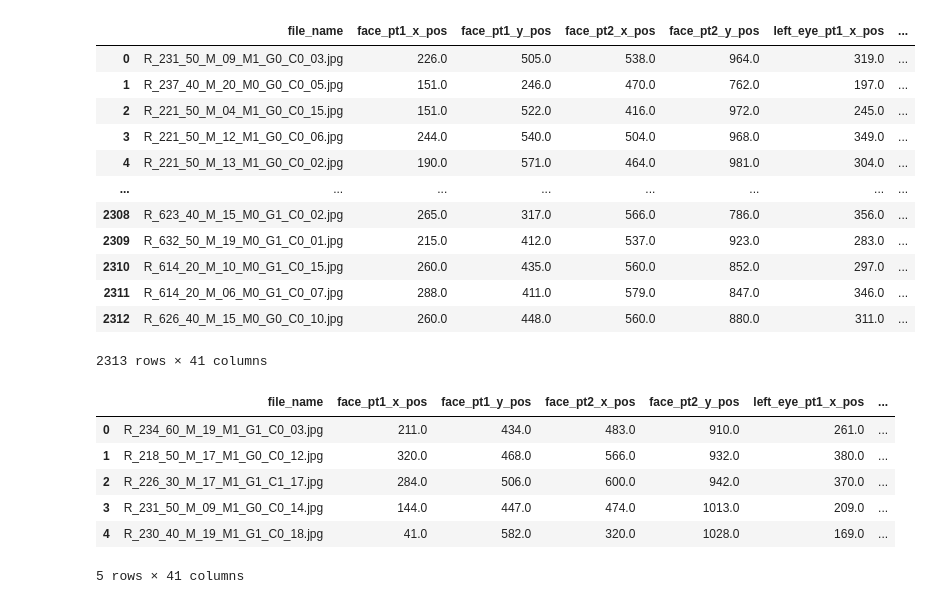
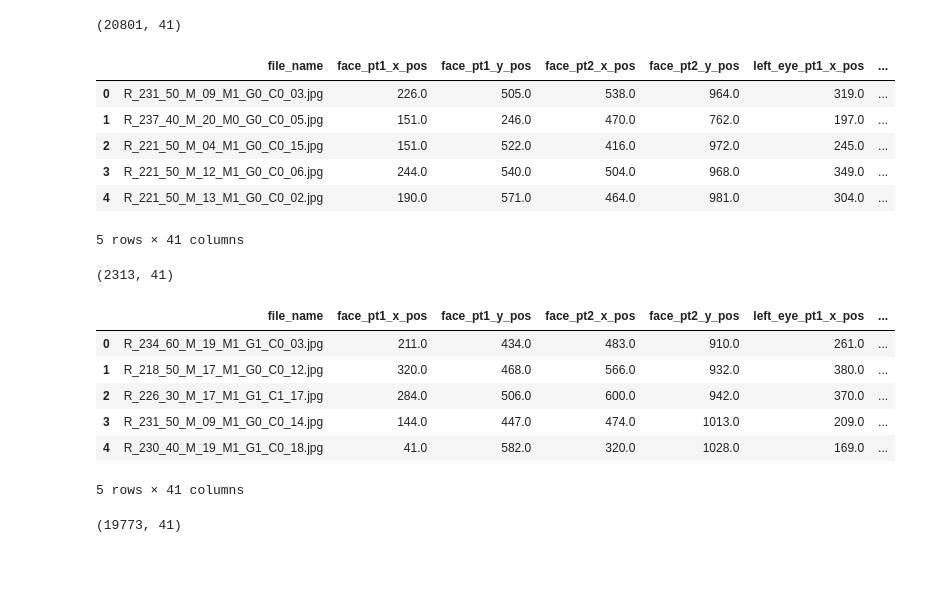
Before and after one commit to jinbeomjeong/drowsy_detection, a Jupyter notebook: rename_file_path.ipynb, the cells around one changed output. Saved outputs shown, nothing was run; the diff lists cells and outputs as text; code cells hidden in the pictures; blank space fills up the shorter version.

```diff
--- a/rename_file_path.ipynb
+++ b/rename_file_path.ipynb
@@ -71,16 +50,18 @@ train_eye_shape_dataset
+# %%
+train_eye_shape_dataset.shape
+# %% [output]
+(20801, 41)
 # %%
-test_eye_shape_dataset
+test_eye_shape_dataset.head()
 # %% [output]
 |  | file_name | face_pt1_x_pos | face_pt1_y_pos | face_pt2_x_pos | face_pt2_y_pos | left_eye_pt1_x_pos | ... |
 | 0 | R_231_50_M_09_M1_G0_C0_03.jpg | 226.0 | 505.0 | 538.0 | 964.0 | 319.0 | ... |
 | 1 | R_237_40_M_20_M0_G0_C0_05.jpg | 151.0 | 246.0 | 470.0 | 762.0 | 197.0 | ... |
 | 2 | R_221_50_M_04_M1_G0_C0_15.jpg | 151.0 | 522.0 | 416.0 | 972.0 | 245.0 | ... |
 | 3 | R_221_50_M_12_M1_G0_C0_06.jpg | 244.0 | 540.0 | 504.0 | 968.0 | 349.0 | ... |
 | 4 | R_221_50_M_13_M1_G0_C0_02.jpg | 190.0 | 571.0 | 464.0 | 981.0 | 304.0 | ... |
-| ... | ... | ... | ... | ... | ... | ... | ... |
-| 2308 | R_623_40_M_15_M0_G1_C0_02.jpg | 265.0 | 317.0 | 566.0 | 786.0 | 356.0 | ... |
-| 2309 | R_632_50_M_19_M0_G1_C0_01.jpg | 215.0 | 412.0 | 537.0 | 923.0 | 283.0 | ... |
-| 2310 | R_614_20_M_10_M0_G1_C0_15.jpg | 260.0 | 435.0 | 560.0 | 852.0 | 297.0 | ... |
-| 2311 | R_614_20_M_06_M0_G1_C0_07.jpg | 288.0 | 411.0 | 579.0 | 847.0 | 346.0 | ... |
-| 2312 | R_626_40_M_15_M0_G0_C0_10.jpg | 260.0 | 448.0 | 560.0 | 880.0 | 311.0 | ... |
-2313 rows × 41 columns
+5 rows × 41 columns
+# %%
+test_eye_shape_dataset.shape
+# %% [output]
+(2313, 41)
@@ -109,11 +89,15 @@ for i in tqdm(range(test_eye_shape_dataset.shape[0])):
+# %%
+train_eye_shape_dataset.head()
+# %% [output]
+|  | file_name | face_pt1_x_pos | face_pt1_y_pos | face_pt2_x_pos | face_pt2_y_pos | left_eye_pt1_x_pos | ... |
+| 0 | R_234_60_M_19_M1_G1_C0_03.jpg | 211.0 | 434.0 | 483.0 | 910.0 | 261.0 | ... |
+| 1 | R_218_50_M_17_M1_G0_C0_12.jpg | 320.0 | 468.0 | 566.0 | 932.0 | 380.0 | ... |
+| 2 | R_226_30_M_17_M1_G1_C1_17.jpg | 284.0 | 506.0 | 600.0 | 942.0 | 370.0 | ... |
+| 3 | R_231_50_M_09_M1_G0_C0_14.jpg | 144.0 | 447.0 | 474.0 | 1013.0 | 209.0 | ... |
+| 4 | R_230_40_M_19_M1_G1_C0_18.jpg | 41.0 | 582.0 | 320.0 | 1028.0 | 169.0 | ... |
+5 rows × 41 columns
 # %%
-train_eye_shape_dataset.head()
+train_eye_shape_dataset.shape
 # %% [output]
-|  | file_name | face_pt1_x_pos | face_pt1_y_pos | face_pt2_x_pos | face_pt2_y_pos | left_eye_pt1_x_pos | ... |
-| 0 | R_234_60_M_19_M1_G1_C0_03.jpg | 211.0 | 434.0 | 483.0 | 910.0 | 261.0 | ... |
-| 1 | R_218_50_M_17_M1_G0_C0_12.jpg | 320.0 | 468.0 | 566.0 | 932.0 | 380.0 | ... |
-| 2 | R_226_30_M_17_M1_G1_C1_17.jpg | 284.0 | 506.0 | 600.0 | 942.0 | 370.0 | ... |
-| 3 | R_231_50_M_09_M1_G0_C0_14.jpg | 144.0 | 447.0 | 474.0 | 1013.0 | 209.0 | ... |
-| 4 | R_230_40_M_19_M1_G1_C0_18.jpg | 41.0 | 582.0 | 320.0 | 1028.0 | 169.0 | ... |
-5 rows × 41 columns
+(19773, 41)
 # %%
```
Also changed, not shown: parts of 14 cells of this notebook.
